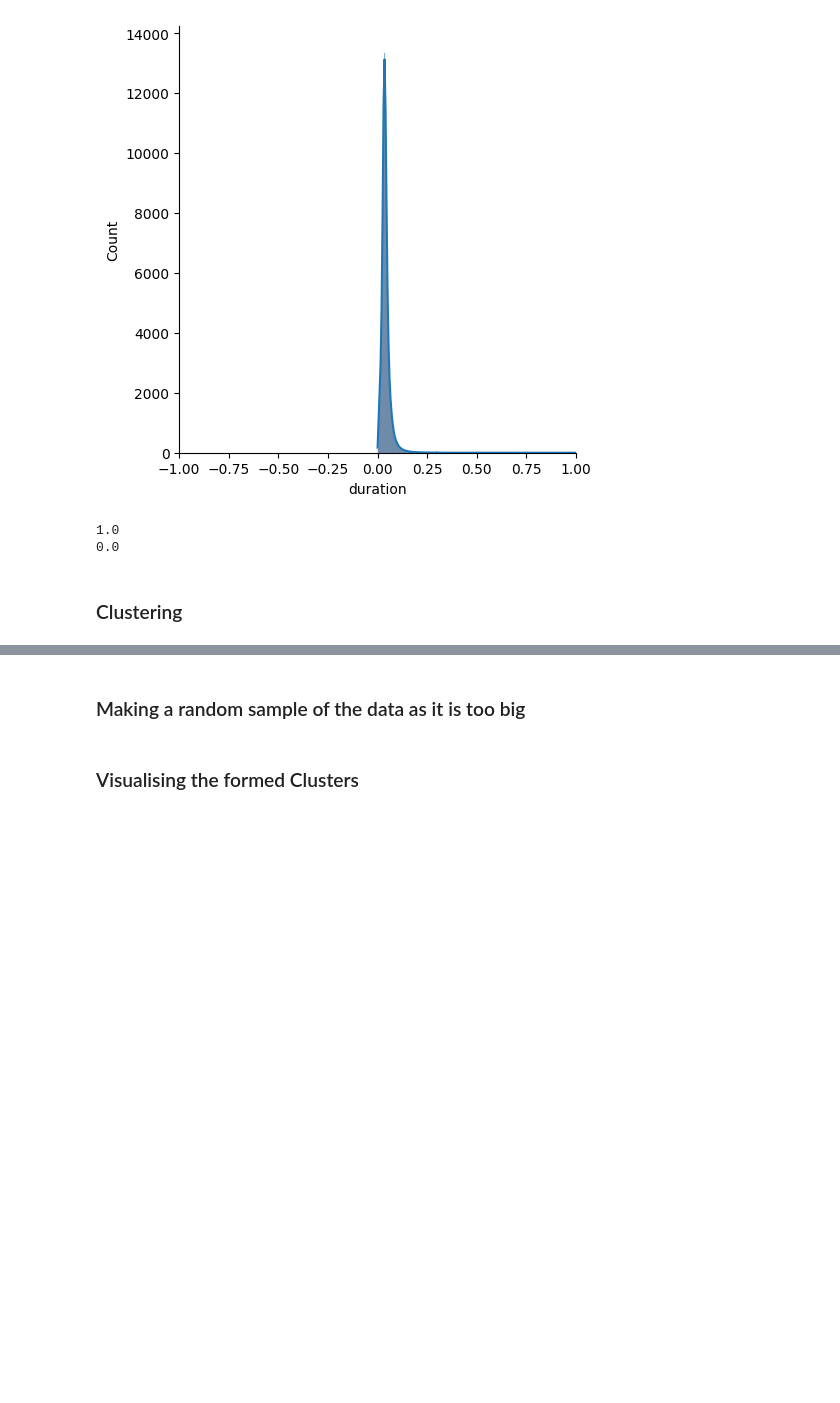
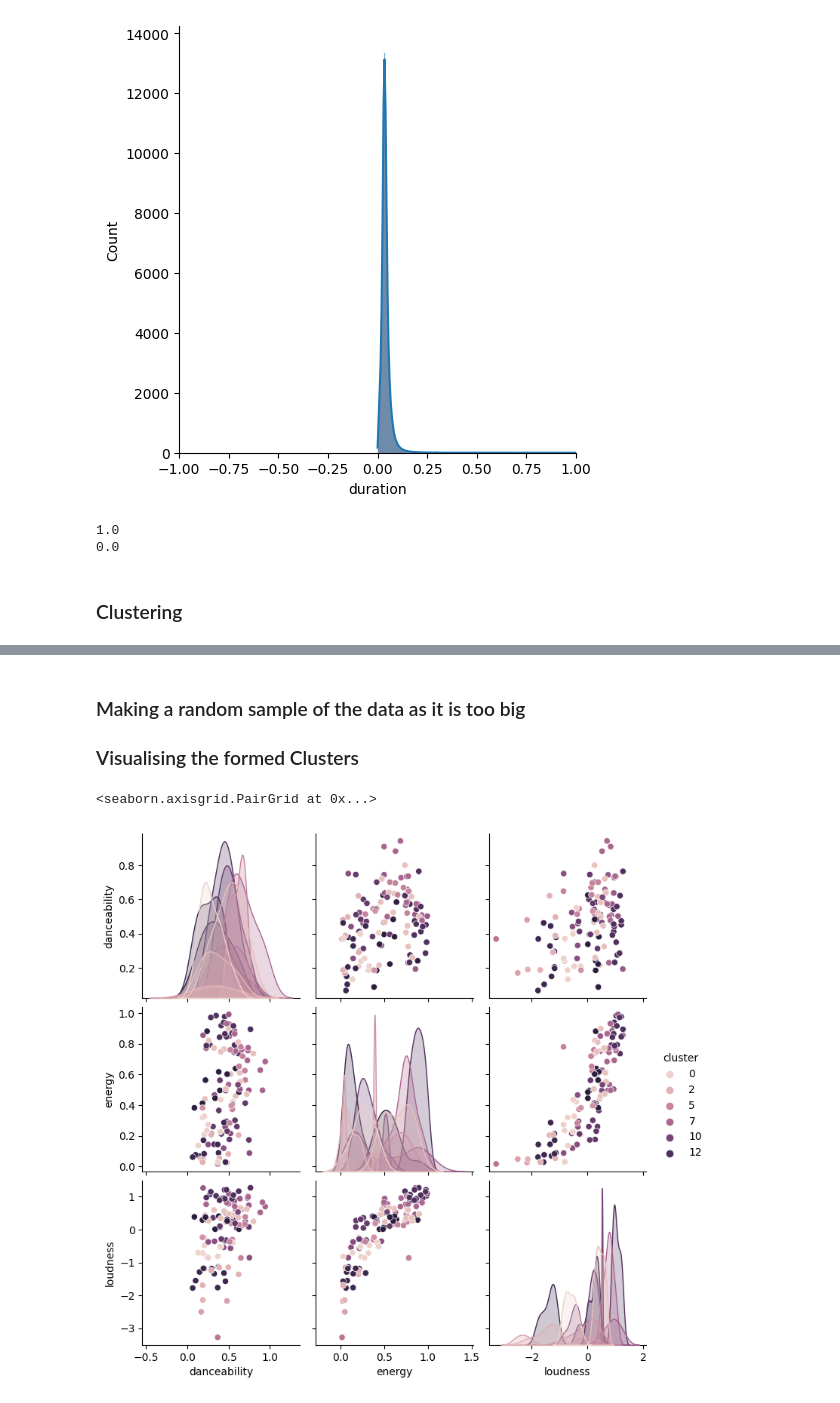
Before and after one commit to XxBeyonderxX/Music-Recommendation-System, a Jupyter notebook: recommender.ipynb, the cells around one changed output, grey strips where cells are left out. Cells and saved outputs as stored; diff of their text form; code cells hidden in the pictures; blank space fills up the shorter version.

```diff
--- a/recommender.ipynb
+++ b/recommender.ipynb
@@ -304,7 +304,10 @@ print(df['cluster'].value_counts())
 Name: cluster, dtype: int64
 # %% [markdown]
 ### Making a random sample of the data as it is too big
+### Visualising the formed Clusters
 # %%
 df_sample = df.sample(frac=0.0001, random_state=42)
+sns.pairplot(df_sample, vars=['danceability','energy','loudness'], hue='cluster')
+# %% [output]
+<seaborn.axisgrid.PairGrid at 0x...>
+[figure, added]
-# %% [markdown]
-### Visualising the formed Clusters
```
Also changed, not shown: parts of 3 cells of this notebook.
